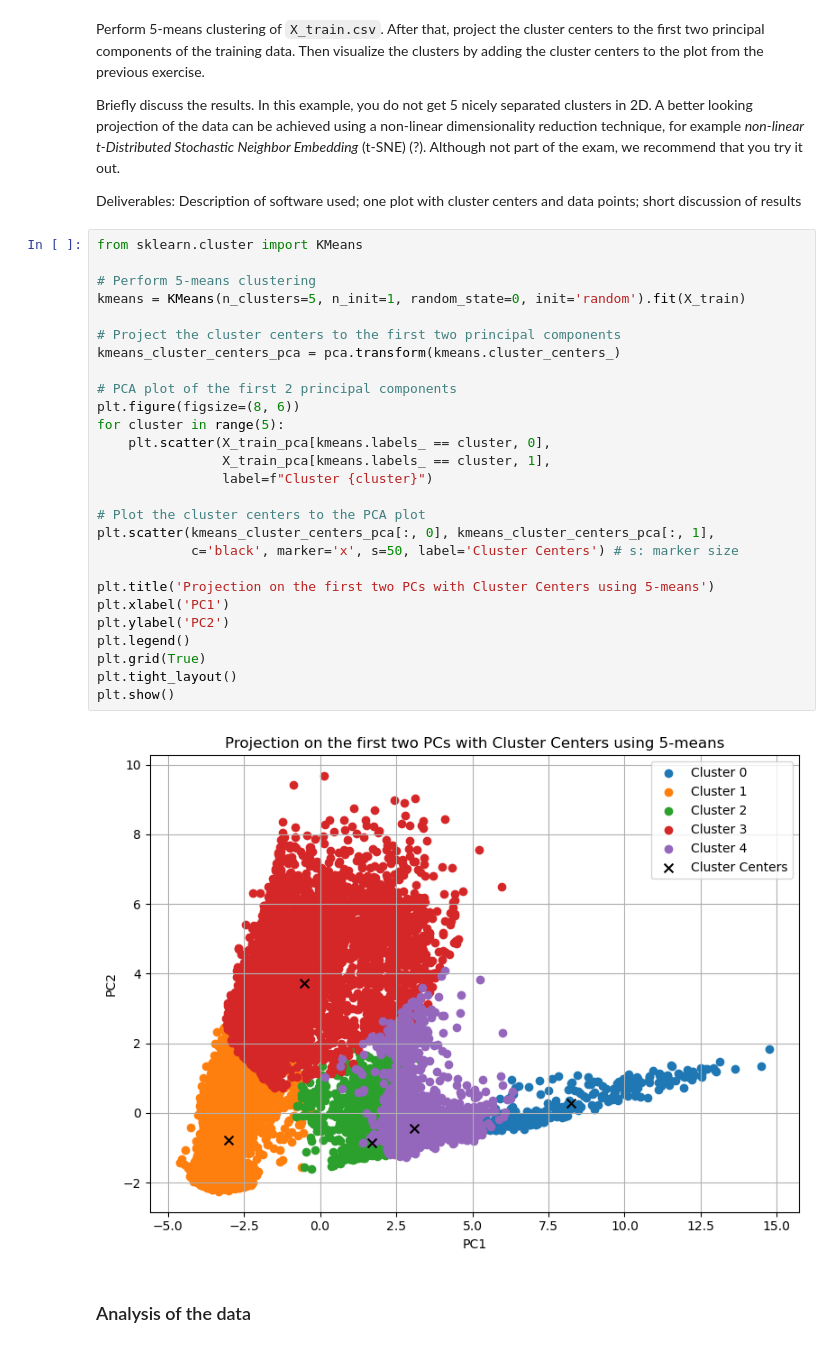
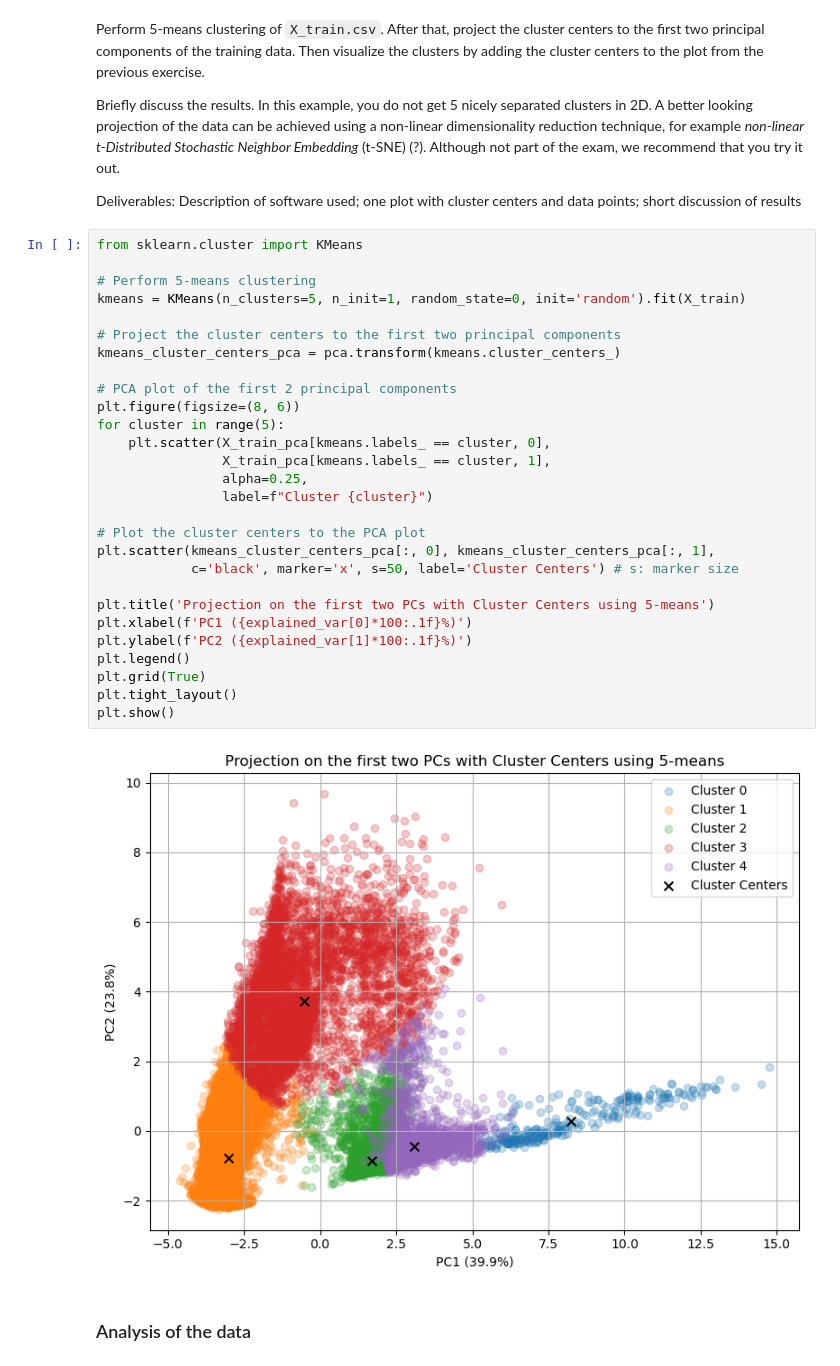
Before and after one commit to henrikdchristensen/DIKU-MLA-A7-Clustering-and-PCA, a Jupyter notebook: src/notebook.ipynb, the cells around one changed output. Cells and saved outputs as stored; diff of their text form.

```diff
--- a/src/notebook.ipynb
+++ b/src/notebook.ipynb
@@ -238,32 +240,33 @@ Deliverables: Description of software used; one plot with cluster centers and da
 # %%
 from sklearn.cluster import KMeans
 
 # Perform 5-means clustering
 kmeans = KMeans(n_clusters=5, n_init=1, random_state=0, init='random').fit(X_train)
 
 # Project the cluster centers to the first two principal components
 kmeans_cluster_centers_pca = pca.transform(kmeans.cluster_centers_)
 
 # PCA plot of the first 2 principal components
 plt.figure(figsize=(8, 6))
 for cluster in range(5):
     plt.scatter(X_train_pca[kmeans.labels_ == cluster, 0],
                 X_train_pca[kmeans.labels_ == cluster, 1],
+                alpha=0.25,
                 label=f"Cluster {cluster}")
 
 # Plot the cluster centers to the PCA plot
 plt.scatter(kmeans_cluster_centers_pca[:, 0], kmeans_cluster_centers_pca[:, 1],
             c='black', marker='x', s=50, label='Cluster Centers') # s: marker size
 
 plt.title('Projection on the first two PCs with Cluster Centers using 5-means')
-plt.xlabel('PC1')
-plt.ylabel('PC2')
+plt.xlabel(f'PC1 ({explained_var[0]*100:.1f}%)')
+plt.ylabel(f'PC2 ({explained_var[1]*100:.1f}%)')
 plt.legend()
 plt.grid(True)
 plt.tight_layout()
 plt.show()
 # %% [output]
-[figure, old version]
+[figure, new version]
 # %% [markdown]
 ### Analysis of the data
 # %%
```
Also changed, not shown: parts of 5 cells of this notebook, 5 other files.
